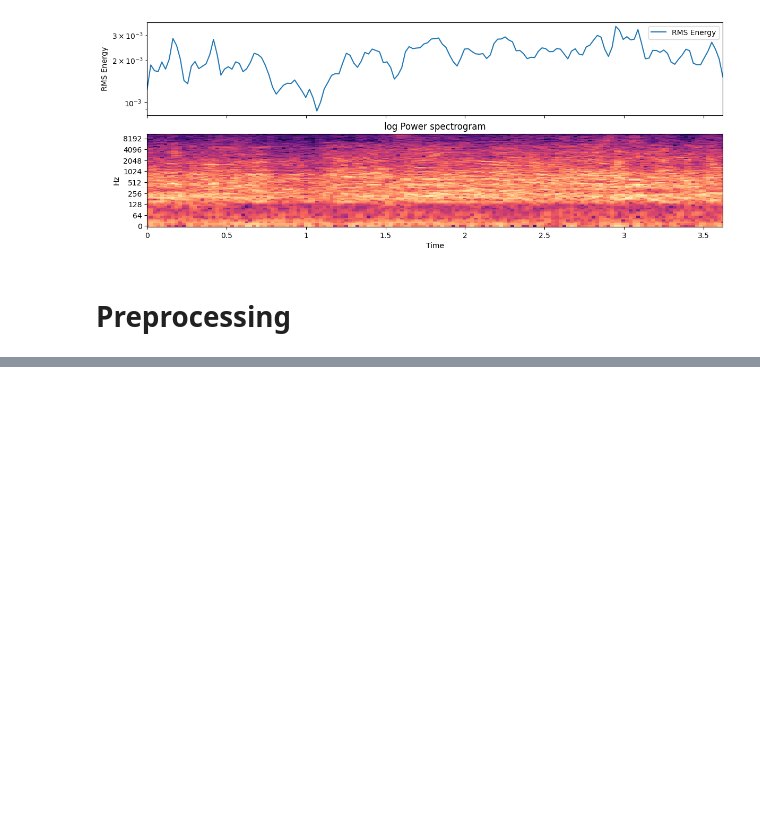
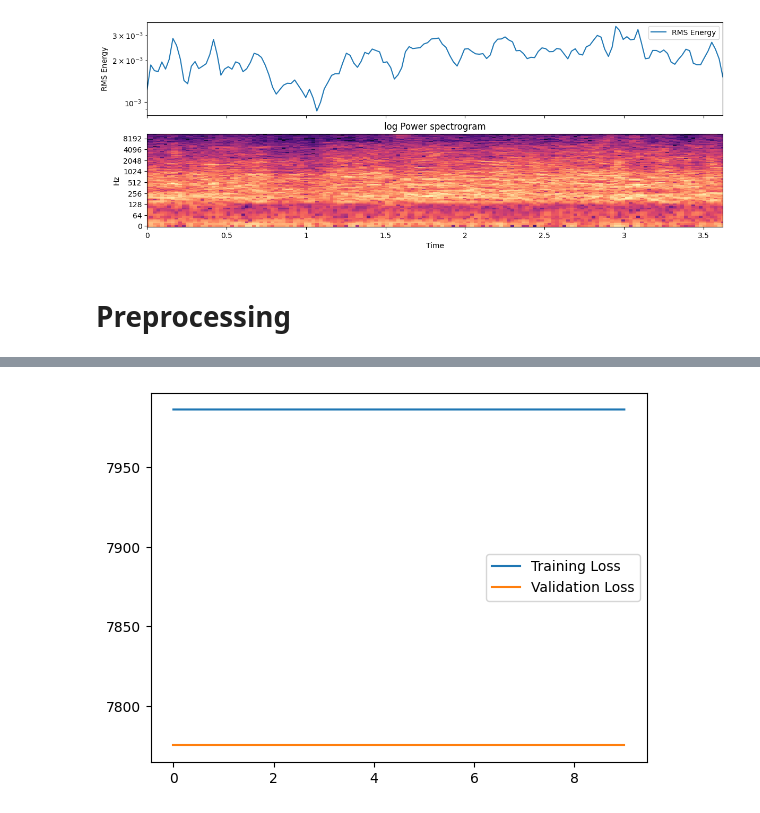
Before and after one commit to oussamarhouch/Projet-Audio, a Jupyter notebook: notebook.ipynb, the cells around one changed output, grey strips where cells are left out. Saved outputs shown, nothing was run; the diff lists cells and outputs as text; code cells hidden in the pictures; blank space fills up the shorter version.

```diff
--- a/notebook.ipynb
+++ b/notebook.ipynb
@@ -359,0 +431,10 @@ test_loader = DataLoader(test_dataset, batch_size=batch_size, shuffle=False)
+# %%
+def extract_features_labels(dataset):
+    features, labels = [], []
+    for feature, label in dataset:
+        features.append(feature.numpy())
+        labels.append(label.numpy())
+    return np.array(features), np.array(labels)
+
+X_train, y_train = extract_features_labels(train_dataset)
+X_test, y_test = extract_features_labels(test_dataset)
@@ -359,0 +445,17 @@ test_loader = DataLoader(test_dataset, batch_size=batch_size, shuffle=False)
+# %%
+model = models.Sequential([
+    # Encoder
+    layers.Conv2D(32, (3, 3), activation='relu', padding='same', input_shape=X_train.shape[1:]),
+    layers.MaxPooling2D((2, 2), padding='same'),
+    layers.Conv2D(64, (3, 3), activation='relu', padding='same'),
+    layers.MaxPooling2D((2, 2), padding='same'),
+
+    # Decoder
+    layers.Conv2D(64, (3, 3), activation='relu', padding='same'),
+    layers.UpSampling2D((2, 2)),
+    layers.Conv2D(32, (3, 3), activation='relu', padding='same'),
+    layers.UpSampling2D((2, 2)),
+    layers.Conv2D(1, (3, 3), activation='sigmoid', padding='same')
+])
+
+model.summary()
@@ -359,0 +464,5 @@ test_loader = DataLoader(test_dataset, batch_size=batch_size, shuffle=False)
+# %%
+model.compile(optimizer='adam', loss='mean_squared_error')
+# %%
+# Assuming model is your TensorFlow/Keras model
+history = model.fit(train_dataset, epochs=10, validation_data=test_dataset)
@@ -359,0 +490,9 @@ test_loader = DataLoader(test_dataset, batch_size=batch_size, shuffle=False)
+# %%
+import matplotlib.pyplot as plt
+
+plt.plot(history.history['loss'], label='Training Loss')
+plt.plot(history.history['val_loss'], label='Validation Loss')
+plt.legend()
+plt.show()
+# %% [output]
+[figure, added]
```
Also changed, not shown: parts of 22 cells of this notebook, 1 other file.
